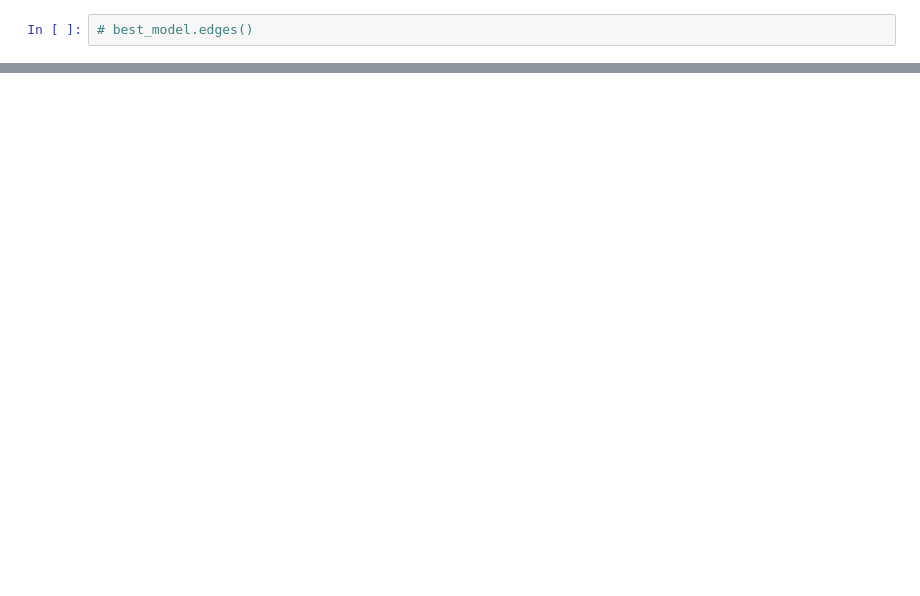
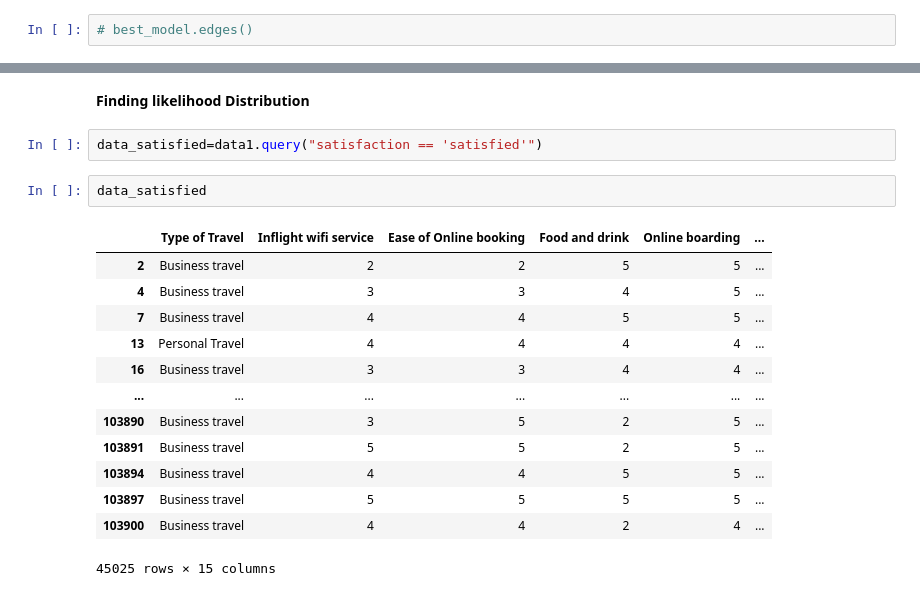
Before and after one commit to ChrisAlex2104/Modeling-and-Inferring-Airline-Passenger-Satisfaction, a Jupyter notebook: Probabilistic models Final Project.ipynb, the cells around one changed output, grey strips where cells are left out. Cells and saved outputs as stored; diff of their text form; blank space fills up the shorter version.

```diff
--- a/Probabilistic models Final Project.ipynb
+++ b/Probabilistic models Final Project.ipynb
@@ -346,0 +446,20 @@ plt.show()
+# %% [markdown]
+**Finding likelihood Distribution**
+# %%
+data_satisfied=data1.query("satisfaction == 'satisfied'")
+# %%
+data_satisfied
+# %% [output]
+|  | Type of Travel | Inflight wifi service | Ease of Online booking | Food and drink | Online boarding | ... |
+| 2 | Business travel | 2 | 2 | 5 | 5 | ... |
+| 4 | Business travel | 3 | 3 | 4 | 5 | ... |
+| 7 | Business travel | 4 | 4 | 5 | 5 | ... |
+| 13 | Personal Travel | 4 | 4 | 4 | 4 | ... |
+| 16 | Business travel | 3 | 3 | 4 | 4 | ... |
+| ... | ... | ... | ... | ... | ... | ... |
+| 103890 | Business travel | 3 | 5 | 2 | 5 | ... |
+| 103891 | Business travel | 5 | 5 | 2 | 5 | ... |
+| 103894 | Business travel | 4 | 4 | 5 | 5 | ... |
+| 103897 | Business travel | 5 | 5 | 5 | 5 | ... |
+| 103900 | Business travel | 4 | 4 | 2 | 4 | ... |
+45025 rows × 15 columns
```
Also changed, not shown: parts of 18 cells of this notebook.
